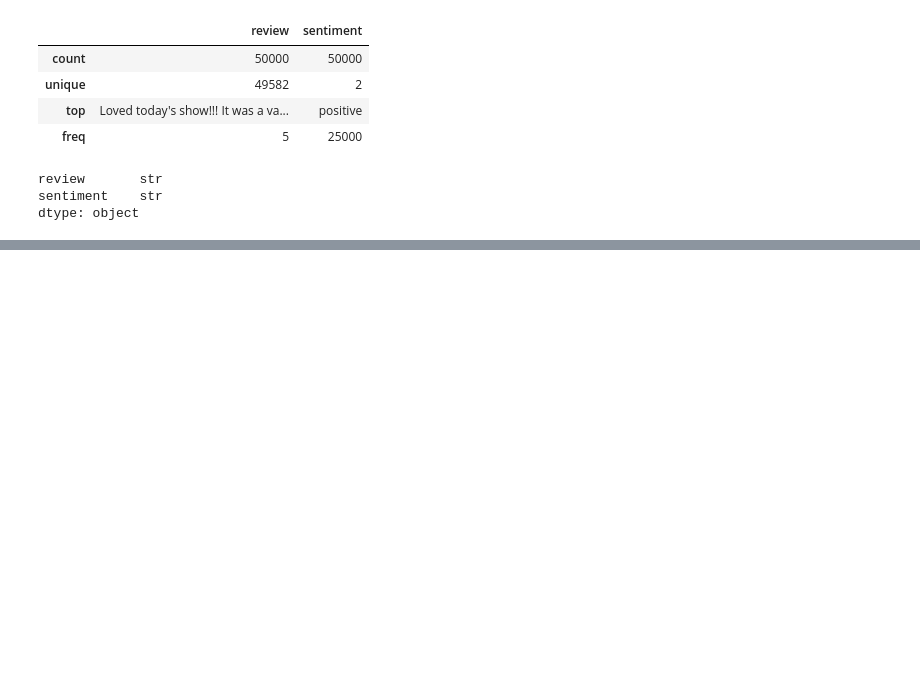
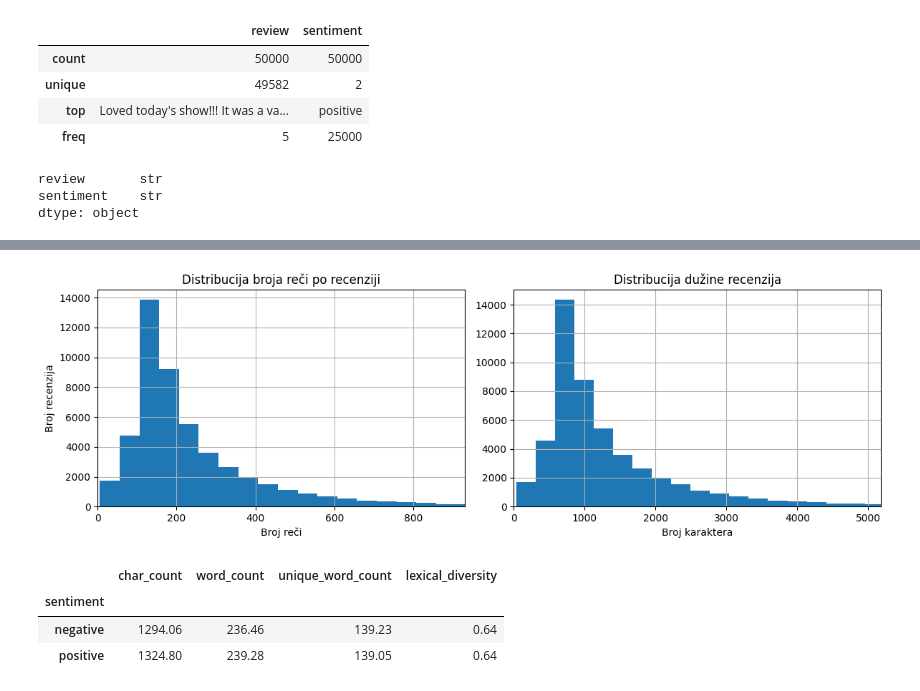
Before and after one commit to natalija529/imdb-movies, a Jupyter notebook: imdb-movies.ipynb, the cells around one changed output, grey strips where cells are left out. Cells and saved outputs as stored; diff of their text form; code cells hidden in the pictures; blank space fills up the shorter version.

```diff
--- a/imdb-movies.ipynb
+++ b/imdb-movies.ipynb
@@ -66,0 +167,9 @@ dtype: object
+# %%
+tokens = df["review"].str.lower().str.findall(r"\b[a-zA-Z]+\b")
+
+df["char_count"] = df["review"].str.len()
+df["word_count"] = tokens.apply(len)
+df["unique_word_count"] = tokens.apply(lambda words: len(set(words)))
+df["lexical_diversity"] = df["unique_word_count"] / df["word_count"]
+
+df[["char_count", "word_count", "unique_word_count", "lexical_diversity"]].describe().T
@@ -66,0 +182,29 @@ dtype: object
+# %%
+fig, axes = plt.subplots(1, 2, figsize=(12, 4))
+
+word_limit = df["word_count"].quantile(0.99)
+char_limit = df["char_count"].quantile(0.99)
+
+axes[0].hist(df["word_count"], bins=50)
+axes[0].set_title("Distribucija broja reči po recenziji")
+axes[0].set_xlabel("Broj reči")
+axes[0].set_ylabel("Broj recenzija")
+axes[0].set_xlim(0, word_limit)
+
+
+axes[1].hist(df["char_count"], bins=50)
+axes[1].set_title("Distribucija dužine recenzija")
+axes[1].set_xlabel("Broj karaktera")
+axes[1].set_xlim(0, char_limit)
+
+plt.tight_layout()
+plt.show()
+# %% [output]
+[figure, added]
+# %%
+df.groupby("sentiment")[["char_count", "word_count", "unique_word_count", "lexical_diversity"]].mean().round(2)
+# %% [output]
+|  | char_count | word_count | unique_word_count | lexical_diversity |
+| sentiment |  |  |  |  |
+| negative | 1294.06 | 236.46 | 139.23 | 0.64 |
+| positive | 1324.80 | 239.28 | 139.05 | 0.64 |
```
Also changed, not shown: parts of 53 cells of this notebook.
